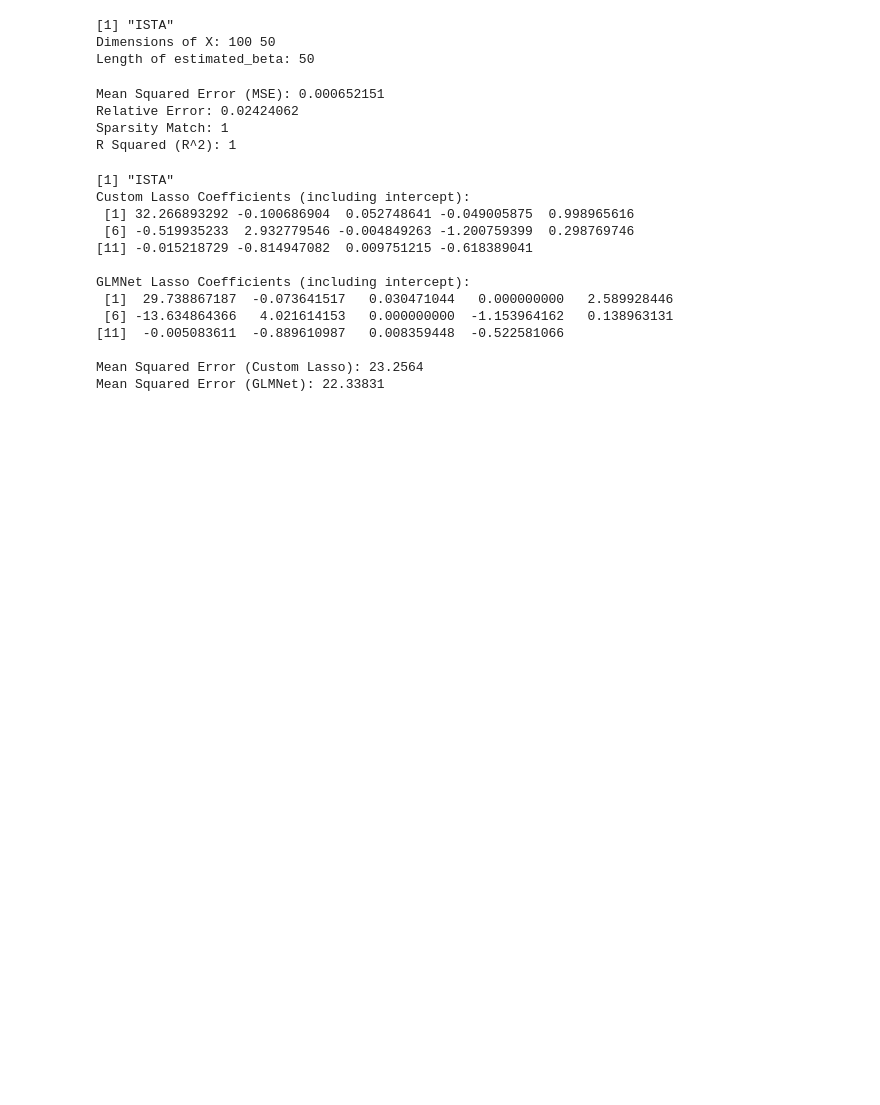
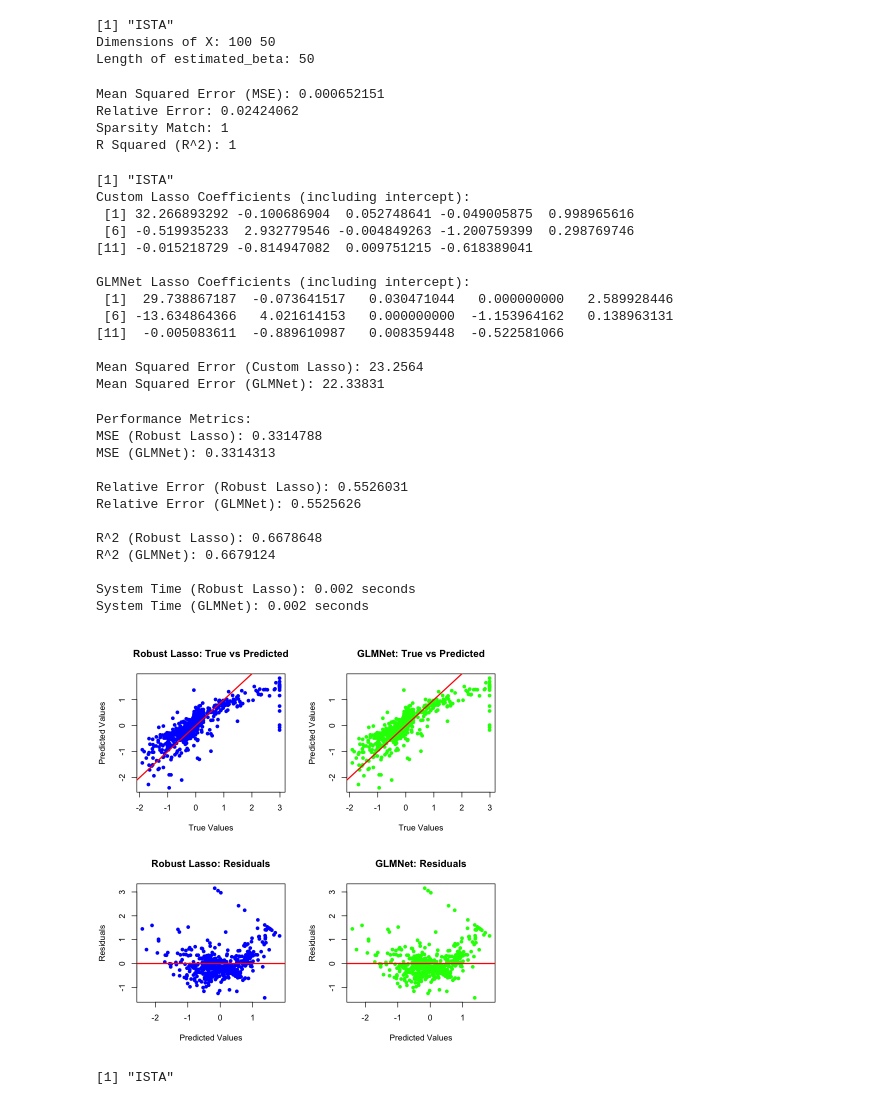
Before and after one commit to eawerner306/biostat615_project, a Jupyter notebook: lassosolve615/dev_test/test_robust_lasso.ipynb, the cells around one changed output. Drawn from its saved outputs; the diff is of its cells as text; code cells hidden in the pictures; blank space fills up the shorter version.

```diff
--- a/lassosolve615/dev_test/test_robust_lasso.ipynb
+++ b/lassosolve615/dev_test/test_robust_lasso.ipynb
@@ -180,0 +238,56 @@ Mean Squared Error (GLMNet): 22.33831
+# %%
+
+# 4. Visualize results
+par(mfrow = c(2, 2))  # Set up a 2x2 plotting area
+
+# Plot 1: True vs Predicted for robust_lasso
+plot(y, y_pred_robust, main = "Robust Lasso: True vs Predicted",
+     xlab = "True Values", ylab = "Predicted Values", col = "blue", pch = 16)
+abline(0, 1, col = "red", lwd = 2)
+
+# Plot 2: True vs Predicted for glmnet
+plot(y, y_pred_glmnet, main = "GLMNet: True vs Predicted",
+     xlab = "True Values", ylab = "Predicted Values", col = "green", pch = 16)
+abline(0, 1, col = "red", lwd = 2)
+
+# Plot 3: Residuals for robust_lasso
+plot(y_pred_robust, y - y_pred_robust, main = "Robust Lasso: Residuals",
+     xlab = "Predicted Values", ylab = "Residuals", col = "blue", pch = 16)
+abline(h = 0, col = "red", lwd = 2)
+
+# Plot 4: Residuals for glmnet
+plot(y_pred_glmnet, y - y_pred_glmnet, main = "GLMNet: Residuals",
+     xlab = "Predicted Values", ylab = "Residuals", col = "green", pch = 16)
+abline(h = 0, col = "red", lwd = 2)
+
+# 5. Print results
+cat("\nPerformance Metrics:\n")
+cat("MSE (Robust Lasso):", mse_robust, "\n")
+cat("MSE (GLMNet):", mse_glmnet, "\n")
+
+cat("\nRelative Error (Robust Lasso):", relative_error_robust, "\n")
+cat("Relative Error (GLMNet):", relative_error_glmnet, "\n")
+
+cat("\nR^2 (Robust Lasso):", r2_robust, "\n")
+cat("R^2 (GLMNet):", r2_glmnet, "\n")
+
+cat("\nSystem Time (Robust Lasso):", time_robust, "seconds\n")
+cat("System Time (GLMNet):", time_glmnet, "seconds\n")
+# %% [output]
+Performance Metrics:
+MSE (Robust Lasso): 0.3314788
+MSE (GLMNet): 0.3314313
+
+Relative Error (Robust Lasso): 0.5526031
+Relative Error (GLMNet): 0.5525626
+
+R^2 (Robust Lasso): 0.6678648
+R^2 (GLMNet): 0.6679124
+
+System Time (Robust Lasso): 0.002 seconds
+System Time (GLMNet): 0.002 seconds
+[figure, added]
+# %%
+print(result_robust$method)
+# %% [output]
+[1] "ISTA"
```
Also changed, not shown: parts of 6 cells of this notebook, 3 other files.
